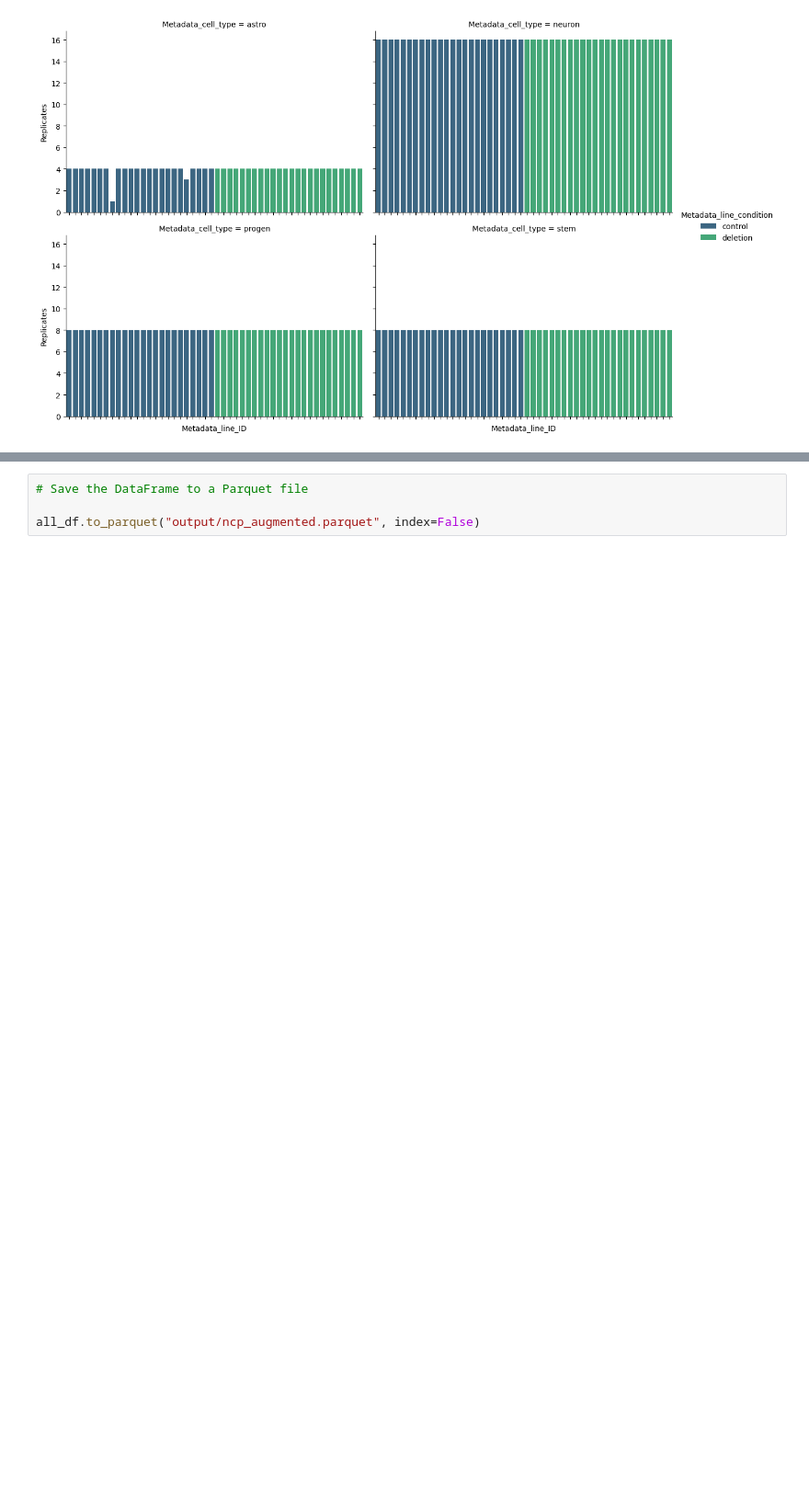
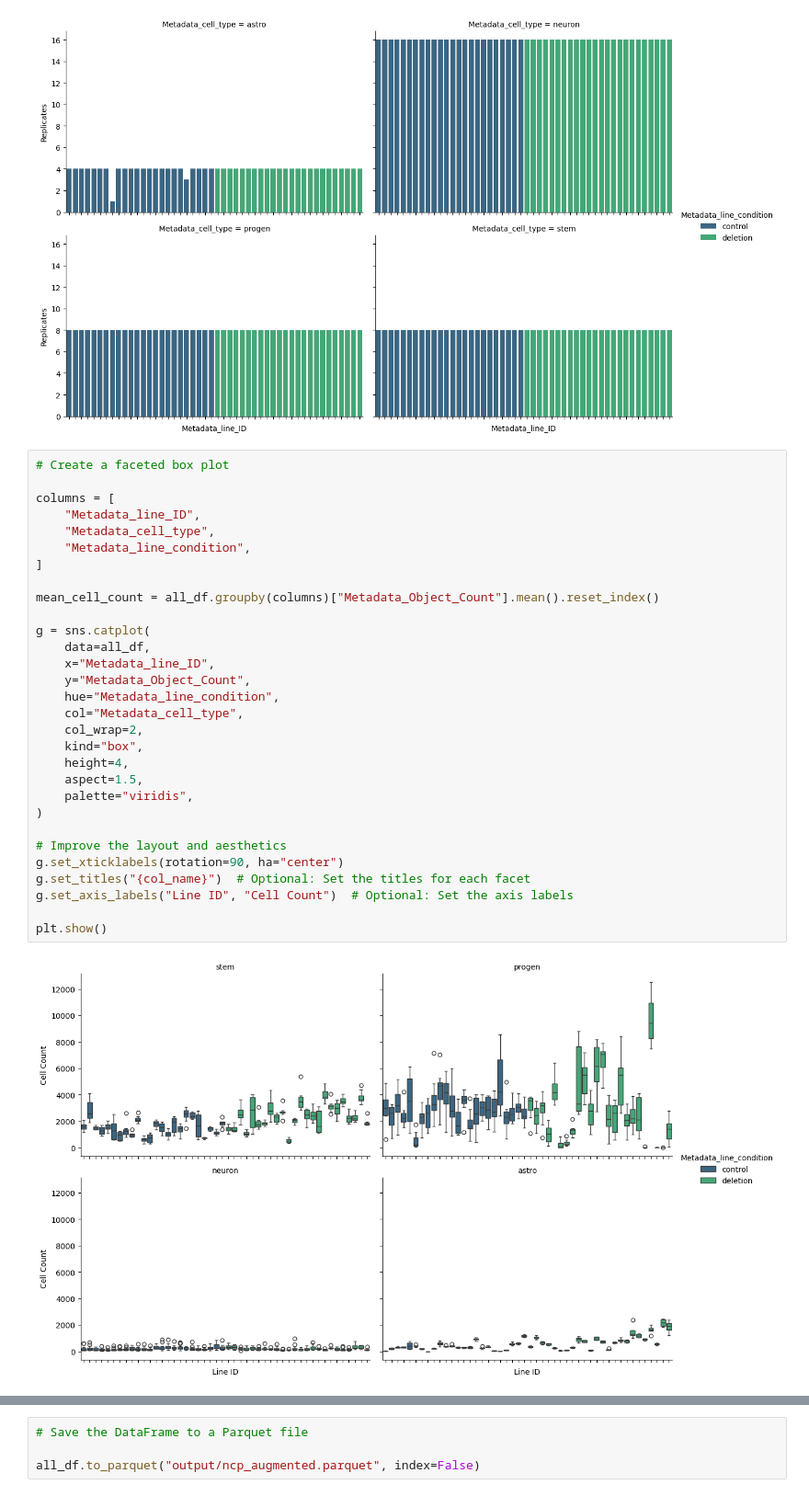
Before and after one commit to broadinstitute/NeuroPainting, a Jupyter notebook: 5.reanalysis/1.load-data.ipynb, the cells around one changed output, grey strips where cells are left out. Shown at 92% size. Saved outputs shown, nothing was run; the diff lists cells and outputs as text; blank space fills up the shorter version.

```diff
--- a/5.reanalysis/1.load-data.ipynb
+++ b/5.reanalysis/1.load-data.ipynb
@@ -359,3 +378,35 @@ g.set_xticklabels(rotation=90, ha="center")
 plt.show()
 # %% [output]
 [figure]
+# %%
+# Create a faceted box plot
+
+columns = [
+    "Metadata_line_ID",
+    "Metadata_cell_type",
+    "Metadata_line_condition",
+]
+
+mean_cell_count = all_df.groupby(columns)["Metadata_Object_Count"].mean().reset_index()
+
+g = sns.catplot(
+    data=all_df,
+    x="Metadata_line_ID",
+    y="Metadata_Object_Count",
+    hue="Metadata_line_condition",
+    col="Metadata_cell_type",
+    col_wrap=2,
+    kind="box",
+    height=4,
+    aspect=1.5,
+    palette="viridis",
+)
+
+# Improve the layout and aesthetics
+g.set_xticklabels(rotation=90, ha="center")
+g.set_titles("{col_name}")  # Optional: Set the titles for each facet
+g.set_axis_labels("Line ID", "Cell Count")  # Optional: Set the axis labels
+
+plt.show()
+# %% [output]
+[figure, added]
```
Also changed, not shown: parts of 9 cells of this notebook, 2 other files.
